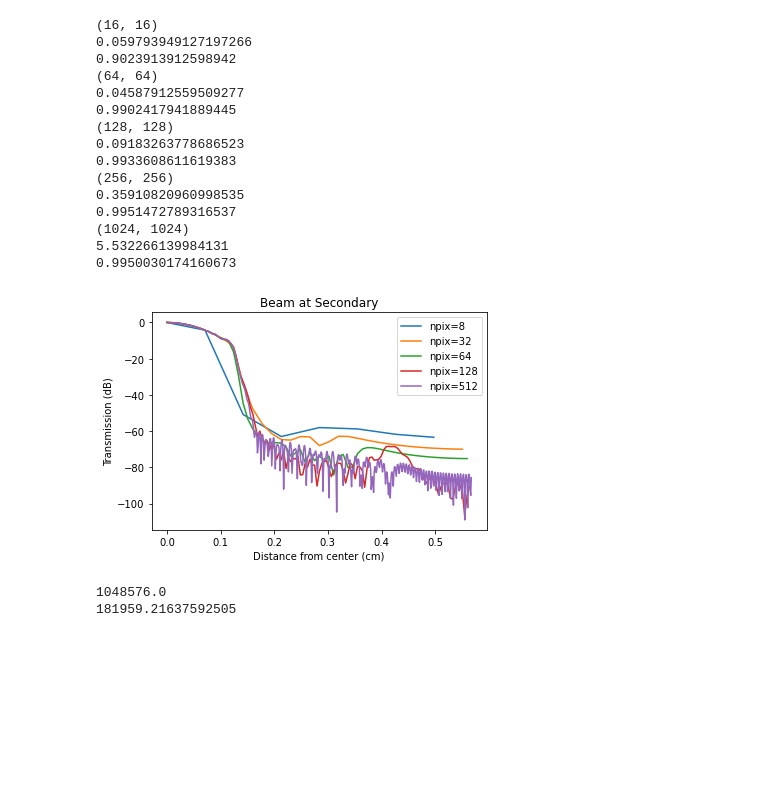
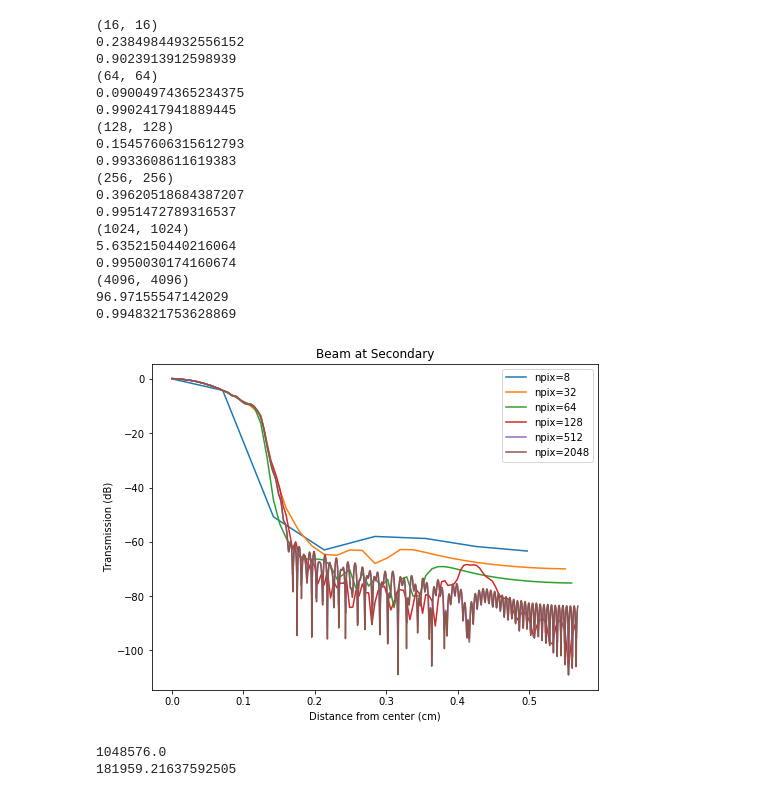
Before and after one commit to GageSiebert/EXCLAIM_Optics, a Jupyter notebook: PoppyTesting.ipynb, the cells around one changed output. Drawn from its saved outputs; the diff is of its cells as text; code cells hidden in the pictures; blank space fills up the shorter version.

```diff
--- a/PoppyTesting.ipynb
+++ b/PoppyTesting.ipynb
@@ -17,7 +17,7 @@ ff = 480*u.GHz # 420-540GHz
 ll = const.c/ff
 d_lenslet_lens = 24*u.cm
 
-npixels=[2**3, 2**5, 2**6, 2**7, 2**9]
+npixels=[2**3, 2**5, 2**6, 2**7, 2**9, 2**11]
 
 # effective focal lengths of tertiary, secondary, primary
 f_1 = 155 * u.cm
@@ -34,7 +34,6 @@ tertiary_trunc = poppy.CircularAperture(radius=8*u.cm)
 trex = poppy.CircularAperture(radius=4*u.cm)
 secondary_trunc = poppy.CircularAperture(radius=14.697*u.cm)
 primary_trunc = poppy.CircularAperture(radius=40*u.cm)
-
 
 # separations
 d_lens_3 = 33.06 * u.cm
@@ -55,6 +54,8 @@ baffle_z_array = [0.350,
 
 for i,baffle_z in enumerate(baffle_z_array):
     baffle_z_array[i] = (baffle_z*u.cds.inch).to(u.cm)
+
+plt.figure(figsize=(8,6))
 
 for npixit in npixels:
     tic=time.time()
@@ -87,41 +88,44 @@ for npixit in npixels:
     wf.propagate_fresnel(d_3_2-d_IF)
 
     y, x = wf.coordinates()
     print(x.shape)
     z = wf.intensity
     #array_length = z.shape[0]
     half_array_length = int(z.shape[0]/2)
 
     plt.plot(x[half_array_length,half_array_length:],10*np.log10(z[half_array_length,half_array_length:]),
             label='npix='+str(npixit))
     print(time.time()-tic)
     print(np.sum(z)/initial_power)
 
 plt.title('Beam at Secondary')
 plt.xlabel('Distance from center (cm)')
 plt.ylabel('Transmission (dB)')
 #plt.xlim((0,0.15))
 #plt.ylim((-2,0))
 #plt.yscale('log')
 plt.legend()
 plt.show()
 # %% [output]
 (16, 16)
-0.059793949127197266
-0.9023913912598942
+0.23849844932556152
+0.9023913912598939
 (64, 64)
-0.04587912559509277
+0.09004974365234375
 0.9902417941889445
 (128, 128)
-0.09183263778686523
+0.15457606315612793
 0.9933608611619383
 (256, 256)
-0.35910820960998535
+0.39620518684387207
 0.9951472789316537
 (1024, 1024)
-5.532266139984131
-0.9950030174160673
+5.6352150440216064
+0.9950030174160674
+(4096, 4096)
+96.97155547142029
+0.9948321753628869
-[figure, old version]
+[figure, new version]
 # %%
 # This block will test how poppy handles power
 
```
